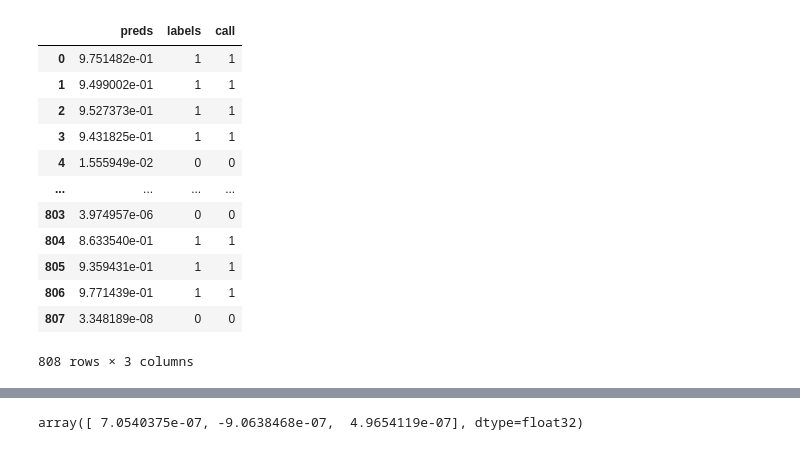
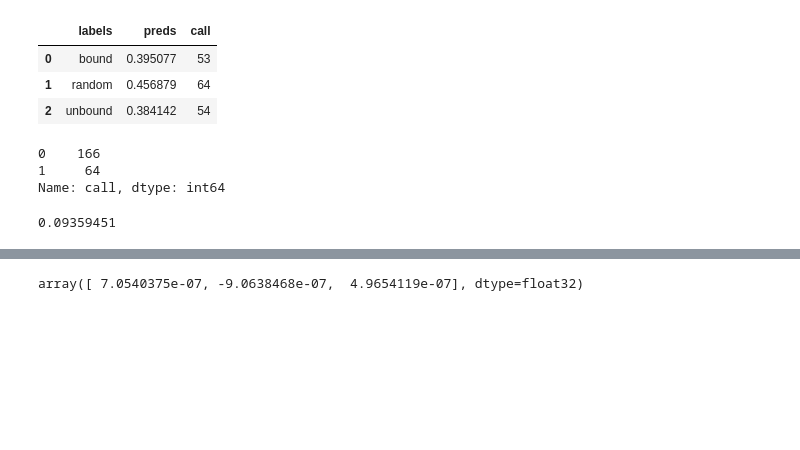
Before and after one commit to outpace-bio/GGNN_Meets_PLM, a Jupyter notebook: notebooks/egnn_play.ipynb, the cells around one changed output, grey strips where cells are left out. Drawn from its saved outputs; the diff is of its cells as text; code cells hidden in the pictures; blank space fills up the shorter version.

```diff
--- a/notebooks/egnn_play.ipynb
+++ b/notebooks/egnn_play.ipynb
@@ -57,29 +61,42 @@ model = model.eval().to(device)
 batch = next(iter(dl))
 preds = []
 labels = []
+subunits1 = []
+subunits2 = []
 
 for bnum, batch in enumerate(dl):
     preds.extend(list(torch.sigmoid(model(batch)).detach().cpu().numpy()))
-    labels.extend(list(batch[0].label.detach().cpu().numpy()))
+    labels.extend(list(batch[0].label))
+    subunits1.extend(list(batch[0].subunit))
+    subunits2.extend(list(batch[1].subunit))
+
 
     if bnum == 100:
         break
 
-preds = pd.DataFrame({'preds': preds, 'labels': labels})
+preds = pd.DataFrame({'preds': preds, 'labels': labels, 'subunit1': subunits1, 'subunit2': subunits2})
 preds['call'] = preds['preds'].apply(lambda x: 1 if x > 0.5 else 0)
+preds['prot1'] = preds['subunit1'].apply(lambda x: x.split('_')[0])
+preds['prot2'] = preds['subunit2'].apply(lambda x: x.split('_')[0])
+call_counts = preds.groupby(['prot1']).agg({'call': 'sum'}).reset_index().sort_values('call', ascending=False)
 
-preds
+
+# print(classification_report(preds['labels'], preds['call']))
+# print(roc_auc_score(preds['labels'], preds['preds']))
-# %% [output]
-|  | preds | labels | call |
-| 0 | 9.751482e-01 | 1 | 1 |
-| 1 | 9.499002e-01 | 1 | 1 |
-| 2 | 9.527373e-01 | 1 | 1 |
-| 3 | 9.431825e-01 | 1 | 1 |
-| 4 | 1.555949e-02 | 0 | 0 |
-| ... | ... | ... | ... |
-| 803 | 3.974957e-06 | 0 | 0 |
-| 804 | 8.633540e-01 | 1 | 1 |
-| 805 | 9.359431e-01 | 1 | 1 |
-| 806 | 9.771439e-01 | 1 | 1 |
-| 807 | 3.348189e-08 | 0 | 0 |
-808 rows × 3 columns
+# %%
+preds.groupby(['labels']).agg({'preds': 'mean', 'call': 'sum'}).reset_index()
+# %% [output]
+|  | labels | preds | call |
+| 0 | bound | 0.395077 | 53 |
+| 1 | random | 0.456879 | 64 |
+| 2 | unbound | 0.384142 | 54 |
+# %%
+preds[preds['labels'] == 'random']['call'].value_counts()
+# %% [output]
+0    166
+1     64
+Name: call, dtype: int64
+# %%
+preds[preds['call'] == 0]['preds'].drop_duplicates().mean()
+# %% [output]
+0.09359451
```
Also changed, not shown: parts of 11 cells of this notebook, 5 other files.
